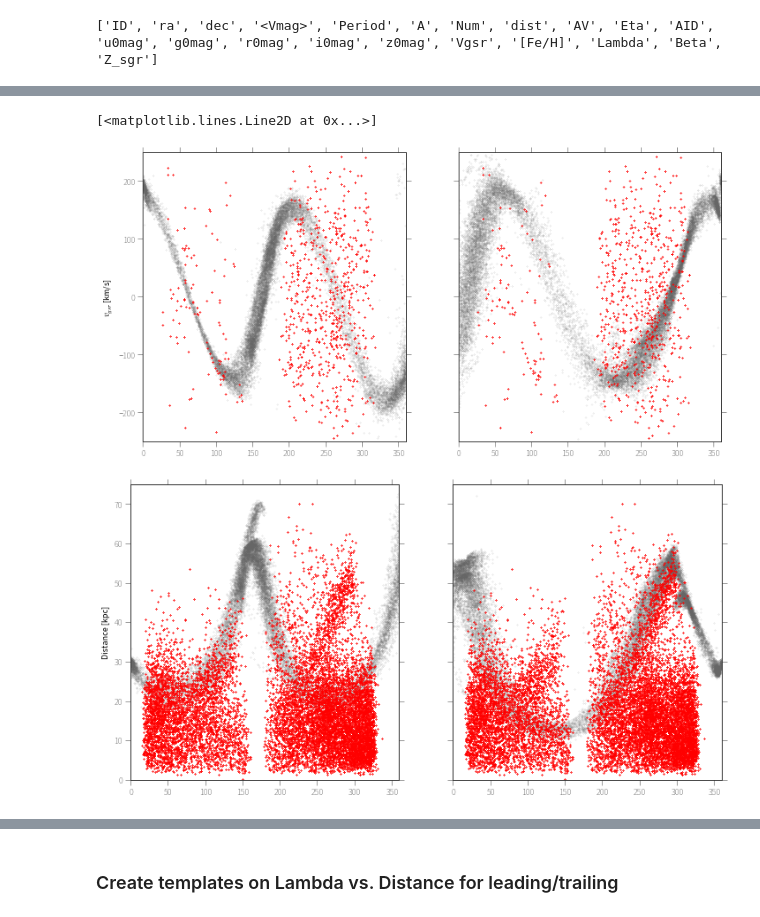
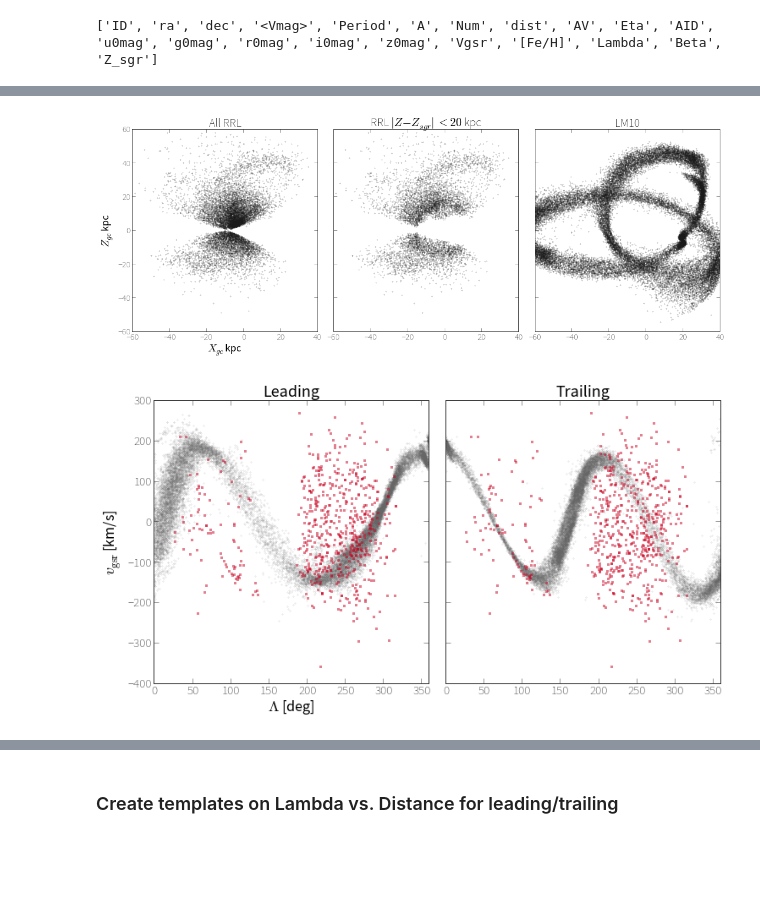
Before and after one commit to adrn/streams, a Jupyter notebook: text/notebooks/Spitzer RR Lyrae Selection.ipynb, the cells around one changed output, grey strips where cells are left out. Cells and saved outputs as stored; diff of their text form; code cells hidden in the pictures; blank space fills up the shorter version.

```diff
--- a/text/notebooks/Spitzer RR Lyrae Selection.ipynb
+++ b/text/notebooks/Spitzer RR Lyrae Selection.ipynb
@@ -13,6 +14,8 @@ from streams.coordinates import distance_to_sgr_plane
 from streams.io.lm10 import particle_table
 # %%
 lm10 = particle_table(N=0, expr="(Pcol>-1) & (Pcol<8) & (abs(Lmflag)==1) & (dist<100)")
+lm10_leading = lm10[lm10["Lmflag"] == 1]
+lm10_trailing = lm10[lm10["Lmflag"] == -1]
 # %%
 spatial_data = ascii.read("../../data/catalog/Catalina_all_RRLyr.txt")
 velocity_data = ascii.read("../../data/catalog/Catalina_vgsr_RRLyr.txt")
@@ -35,12 +38,24 @@ Now we select:
  * Only stars with measured radial velocities
+# %%
+def tbl_to_xyz(tbl):
+    g = coord.ICRS(np.array(tbl["ra"])*u.deg, np.array(tbl["dec"])*u.deg,
+                   distance=np.array(tbl["dist"])*u.kpc).galactic
+    return g.x-8*u.kpc, g.y, g.z
+
+def tbl_to_gc_dist(tbl):
+    x,y,z = tbl_to_xyz(tbl)
+    return np.sqrt(x**2 + y**2 + z**2)
 # %%
 print catalina.colnames
 # %% [output]
 ['ID', 'ra', 'dec', '<Vmag>', 'Period', 'A', 'Num', 'dist', 'AV', 'Eta', 'AID', 'u0mag', 'g0mag', 'r0mag', 'i0mag', 'z0mag', 'Vgsr', '[Fe/H]', 'Lambda', 'Beta', 'Z_sgr']
 # %%
 sgr_catalina = catalina[np.fabs(catalina["Z_sgr"]) < 20.]
-#sgr_catalina = sgr_catalina[sgr_catalina["dist"] > 10]
-#sgr_catalina = sgr_catalina[~sgr_catalina["Vgsr"].mask]
-msg = "Out of {0} initial catalog stars, only {1} have radial velocities and match the above criteria."
+x,y,z = tbl_to_xyz(sgr_catalina)
+sgr_catalina = sgr_catalina[np.sqrt(x**2+y**2+z**2) > 15*u.kpc]
+msg = "Out of {0} initial catalog stars, only {1} match the above criteria."
 print msg.format(len(catalina), len(sgr_catalina))
+
+sgr_catalina_rv = sgr_catalina[~sgr_catalina["Vgsr"].mask]
+print "{0} of them have radial velocities.".format(len(sgr_catalina_rv))
 # %% [output]
@@ -48,24 +64,44 @@ Out of 12379 initial catalog stars, only 12059 have radial velocities and match
+# %%
+fig,axes = subplots(1,3,figsize=(15,6), sharex=True, sharey=True)
+
+x,y,z = tbl_to_xyz(catalina)
+axes[0].set_title("All RRL", fontsize=20)
+axes[0].plot(x, z, marker='.', alpha=0.2, linestyle='none')
+axes[0].set_xlabel("$X_{gc}$ kpc")
+axes[0].set_ylabel("$Z_{gc}$ kpc")
+
+x,y,z = tbl_to_xyz(sgr_catalina)
+axes[1].set_title(r"RRL $|Z-Z_{sgr}|$ $<$ $20$ kpc", fontsize=20)
+axes[1].plot(x, z, marker='.', alpha=0.2, linestyle='none')
+
+axes[2].plot(lm10["x"], lm10["z"], marker='.', alpha=0.2, linestyle='none')
+axes[2].set_title("LM10", fontsize=20)
+axes[2].set_xlim(-60, 40)
+axes[2].set_ylim(-60, 60)
+
+fig.tight_layout()
+fig.savefig("/Users/adrian/projects/streams/text/notes/catalina_all.pdf")
+# %% [output]
+[figure, added]
 # %%
-fig,axes = subplots(1, 2, figsize=(12,6), sharex=True, sharey=True)
-axes[0].plot(lm10["Lambda"][lm10['Lmflag']==-1], lm10["vgsr"][lm10['Lmflag']==-1], marker='.', linestyle='none', alpha=0.1, c='#666666')
-axes[0].plot(sgr_catalina["Lambda"], sgr_catalina["Vgsr"], marker='.', linestyle='none', alpha=0.75, c='r')
-axes[0].set_xlim(0, 360)
-axes[0].set_ylim(-250, 250)
-axes[0].set_ylabel(r"$v_{gsr}$ [km/s]")
+fig,axes = subplots(1, 2, figsize=(12,6), sharex=True, sharey=True) #, subplot_kw=dict(projection='polar'))
 
-axes[1].plot(lm10["Lambda"][lm10['Lmflag']==1], lm10["vgsr"][lm10['Lmflag']==1], marker='.', linestyle='none', alpha=0.1, c='#666666')
-axes[1].plot(sgr_catalina["Lambda"], sgr_catalina["Vgsr"], marker='.', linestyle='none', alpha=0.75, c='r')
+axes[0].plot(lm10_leading["Lambda"], lm10_leading["vgsr"],
+             marker='.', linestyle='none', alpha=0.1, c='#666666')
+axes[0].plot(sgr_catalina["Lambda"], sgr_catalina["Vgsr"],
+             marker='.', linestyle='none', alpha=0.5, c='#CA0020', ms=6)
+axes[0].set_xlim(0,360)
+axes[0].set_title("Leading", fontsize=20, fontweight='normal')
+axes[0].set_xlabel(r"$\Lambda$ [deg]")
+axes[0].set_ylabel(r"$v_{\rm gsr}$ [km/s]")
 
-fig,axes = subplots(1, 2, figsize=(12,6), sharex=True, sharey=True)
-axes[0].plot(lm10["Lambda"][lm10['Lmflag']==-1], lm10["dist"][lm10['Lmflag']==-1], marker='.', linestyle='none', alpha=0.1, c='#666666')
-axes[0].plot(sgr_catalina["Lambda"], sgr_catalina["dist"], marker='.', linestyle='none', alpha=0.75, c='r')
-axes[0].set_xlim(0, 360)
-axes[0].set_ylim(0, 75)
-axes[0].set_ylabel("Distance [kpc]")
-
-axes[1].plot(lm10["Lambda"][lm10['Lmflag']==1], lm10["dist"][lm10['Lmflag']==1], marker='.', linestyle='none', alpha=0.1, c='#666666')
-axes[1].plot(sgr_catalina["Lambda"], sgr_catalina["dist"], marker='.', linestyle='none', alpha=0.75, c='r')
+axes[1].plot(lm10_trailing["Lambda"], lm10_trailing["vgsr"],
+             marker='.', linestyle='none', alpha=0.1, c='#666666')
+axes[1].plot(sgr_catalina["Lambda"], sgr_catalina["Vgsr"],
+             marker='.', linestyle='none', alpha=0.5, c='#CA0020', ms=6)
+axes[1].set_title("Trailing", fontsize=20, fontweight='normal')
+axes[0].set_xlabel(r"$\Lambda$ [deg]")
+fig.subplots_adjust(wspace=0.06)
+fig.savefig("/Users/adrian/projects/streams/text/notes/catalina_all_vgsr.pdf")
 # %% [output]
-[<matplotlib.lines.Line2D at 0x...>]
-[figure, old version]
+[figure, new version]
-[figure, removed]
```
Also changed, not shown: parts of 34 cells of this notebook.
